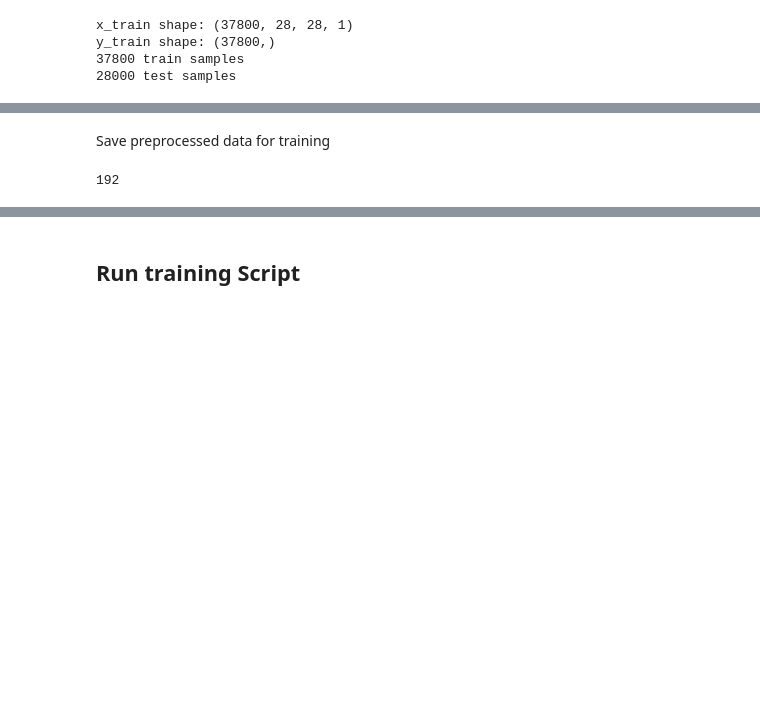
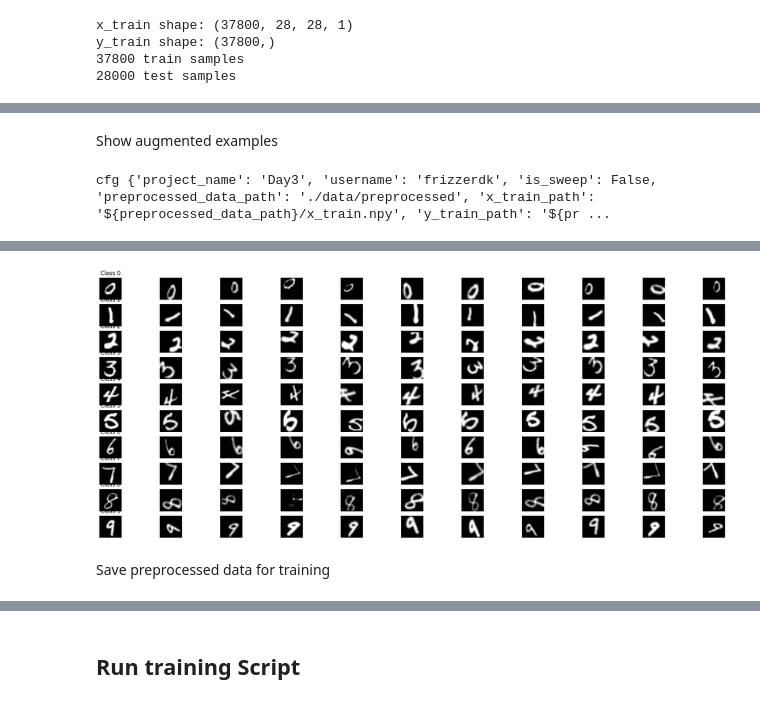
Before and after one commit to frizzerdk/AModelADay, a Jupyter notebook: Days/Day_003_mnist_keras_data_augmentation/Day3.ipynb, the cells around one changed output, grey strips where cells are left out. Drawn from its saved outputs; the diff is of its cells as text; code cells hidden in the pictures; blank space fills up the shorter version.

```diff
--- a/Days/Day_003_mnist_keras_data_augmentation/Day3.ipynb
+++ b/Days/Day_003_mnist_keras_data_augmentation/Day3.ipynb
@@ -119,0 +148,40 @@ y_train shape: (37800,)
+# %% [markdown]
+Show augmented examples
+# %%
+cfg = util.load_and_override_config(".", "config")
+data_augmentation = util.get_data_augmentation_layers(cfg.data_augmentation)
+
+import matplotlib.pyplot as plt
+import tensorflow as tf
+
+def plot_augmented_images_per_class(data_augmentation, x_train, y_train, num_classes=10):
+    plt.figure(figsize=(25, 10))
+
+    for class_idx in range(num_classes):
+        # Get the first image of the current class
+        class_images = x_train[y_train == class_idx]
+        first_image = class_images[:1]
+
+        # Plot the original image with no augmentation
+        ax = plt.subplot(num_classes, 11, class_idx * 11 + 1)
+        plt.imshow(first_image[0], cmap='gray')
+        plt.title(f"Class {class_idx}")
+        plt.axis("off")
+
+        # Plot 10 augmented images
+        for i in range(10):
+            augmented_image = data_augmentation(first_image)
+            ax = plt.subplot(num_classes, 11, class_idx * 11 + i + 2)
+            plt.imshow(augmented_image[0], cmap='gray')
+            plt.axis("off")
+
+    plt.show()
+
+# Assuming x_train and y_train are your training images and labels
+plot_augmented_images_per_class(data_augmentation, x_train, y_train)
+from numba import cuda
+
+cuda.select_device(0)
+cuda.close()
+# %% [output]
+cfg {'project_name': 'Day3', 'username': 'frizzerdk', 'is_sweep': False, 'preprocessed_data_path': './data/preprocessed', 'x_train_path': '${preprocessed_data_path}/x_train.npy', 'y_train_path': '${pr ...
@@ -120,3 +198,4 @@ y_train shape: (37800,)
+[figure, added]
 # %% [markdown]
 Save preprocessed data for training
 # %%
@@ -128,14 +207,3 @@ np.save(cfg.y_train_path, y_train)
 np.save(cfg.x_val_path, x_val)
 np.save(cfg.y_val_path, y_val)
 np.save(cfg.x_test_path, x_test)
-# free memory
-del x_train
-del y_train
-del x_val
-del y_val
-del x_test
-del train_df
-del test_df
-gc.collect()
-# %% [output]
-192
```
Also changed, not shown: parts of 11 cells of this notebook, 4 other files.
